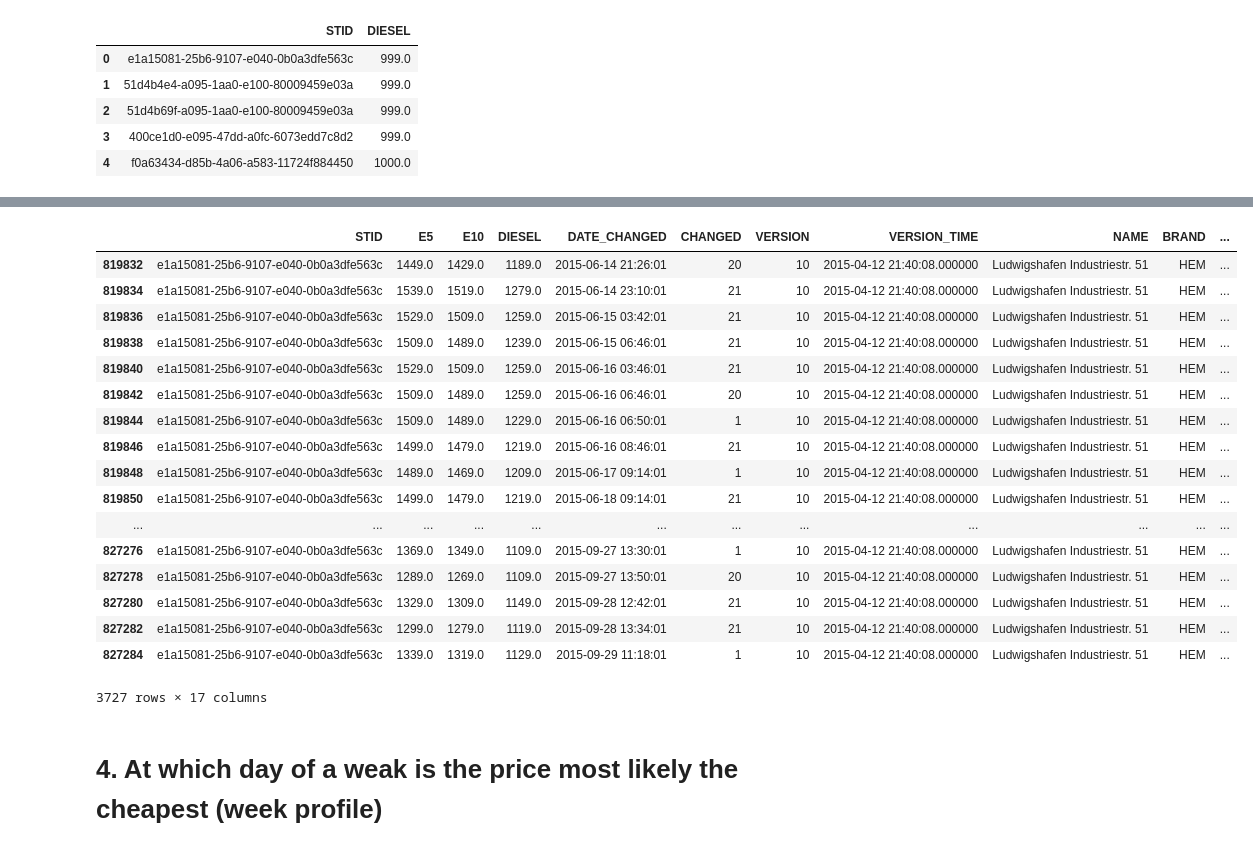
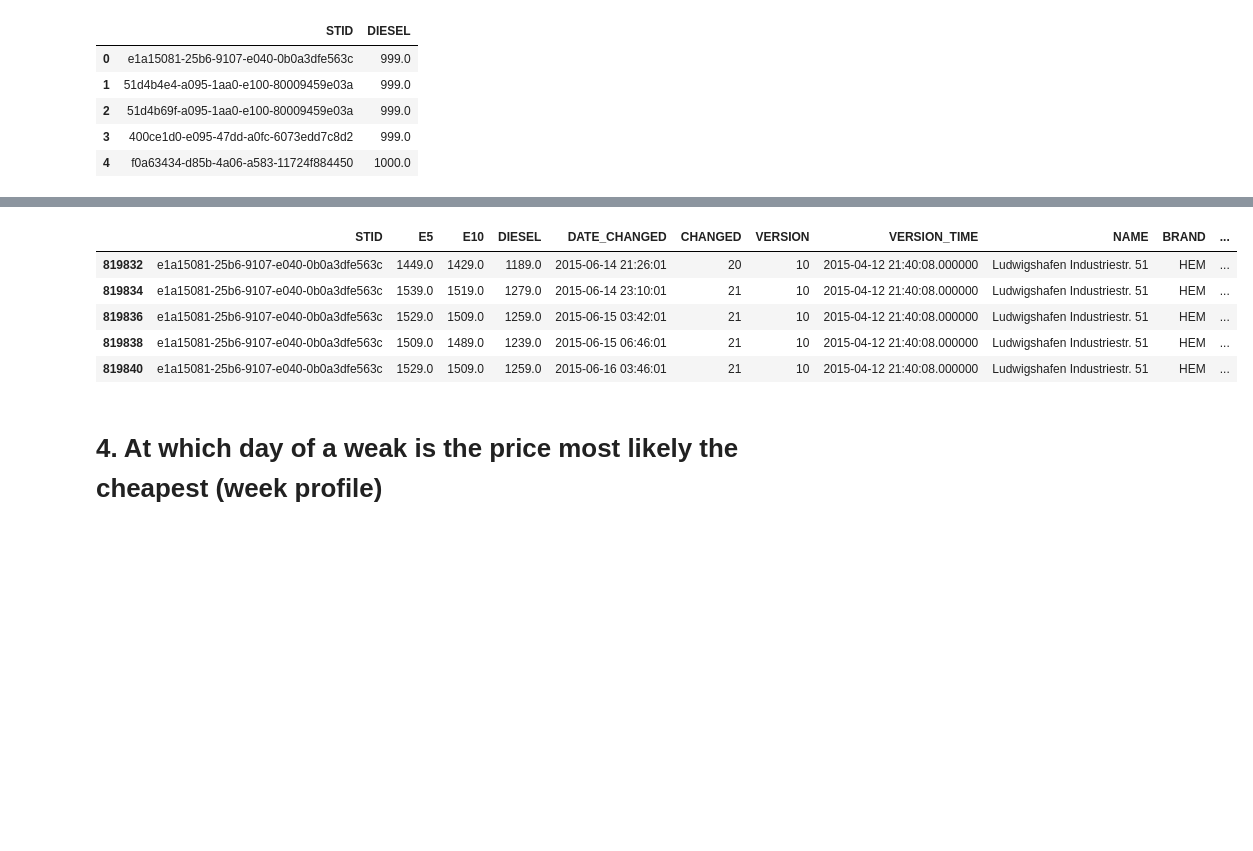
Before and after one commit to ds2019tukl/DS-2019-rohit-mohite, a Jupyter notebook: Exercise_1.ipynb, the cells around one changed output, grey strips where cells are left out. Saved outputs shown, nothing was run; the diff lists cells and outputs as text; code cells hidden in the pictures; blank space fills up the shorter version.

```diff
--- a/Exercise_1.ipynb
+++ b/Exercise_1.ipynb
@@ -469,24 +578,12 @@ cheap_stn.sort_values(by='mean')
 # %%
-d1.loc[dff['STID']=='e1a15081-25b6-9107-e040-0b0a3dfe563c']
+d1.loc[dff['STID']=='e1a15081-25b6-9107-e040-0b0a3dfe563c'].head()
 # %% [output]
 |  | STID | E5 | E10 | DIESEL | DATE_CHANGED | CHANGED | VERSION | VERSION_TIME | NAME | BRAND | ... |
 | 819832 | e1a15081-25b6-9107-e040-0b0a3dfe563c | 1449.0 | 1429.0 | 1189.0 | 2015-06-14 21:26:01 | 20 | 10 | 2015-04-12 21:40:08.000000 | Ludwigshafen Industriestr. 51 | HEM | ... |
 | 819834 | e1a15081-25b6-9107-e040-0b0a3dfe563c | 1539.0 | 1519.0 | 1279.0 | 2015-06-14 23:10:01 | 21 | 10 | 2015-04-12 21:40:08.000000 | Ludwigshafen Industriestr. 51 | HEM | ... |
 | 819836 | e1a15081-25b6-9107-e040-0b0a3dfe563c | 1529.0 | 1509.0 | 1259.0 | 2015-06-15 03:42:01 | 21 | 10 | 2015-04-12 21:40:08.000000 | Ludwigshafen Industriestr. 51 | HEM | ... |
 | 819838 | e1a15081-25b6-9107-e040-0b0a3dfe563c | 1509.0 | 1489.0 | 1239.0 | 2015-06-15 06:46:01 | 21 | 10 | 2015-04-12 21:40:08.000000 | Ludwigshafen Industriestr. 51 | HEM | ... |
 | 819840 | e1a15081-25b6-9107-e040-0b0a3dfe563c | 1529.0 | 1509.0 | 1259.0 | 2015-06-16 03:46:01 | 21 | 10 | 2015-04-12 21:40:08.000000 | Ludwigshafen Industriestr. 51 | HEM | ... |
-| 819842 | e1a15081-25b6-9107-e040-0b0a3dfe563c | 1509.0 | 1489.0 | 1259.0 | 2015-06-16 06:46:01 | 20 | 10 | 2015-04-12 21:40:08.000000 | Ludwigshafen Industriestr. 51 | HEM | ... |
-| 819844 | e1a15081-25b6-9107-e040-0b0a3dfe563c | 1509.0 | 1489.0 | 1229.0 | 2015-06-16 06:50:01 | 1 | 10 | 2015-04-12 21:40:08.000000 | Ludwigshafen Industriestr. 51 | HEM | ... |
-| 819846 | e1a15081-25b6-9107-e040-0b0a3dfe563c | 1499.0 | 1479.0 | 1219.0 | 2015-06-16 08:46:01 | 21 | 10 | 2015-04-12 21:40:08.000000 | Ludwigshafen Industriestr. 51 | HEM | ... |
-| 819848 | e1a15081-25b6-9107-e040-0b0a3dfe563c | 1489.0 | 1469.0 | 1209.0 | 2015-06-17 09:14:01 | 1 | 10 | 2015-04-12 21:40:08.000000 | Ludwigshafen Industriestr. 51 | HEM | ... |
-| 819850 | e1a15081-25b6-9107-e040-0b0a3dfe563c | 1499.0 | 1479.0 | 1219.0 | 2015-06-18 09:14:01 | 21 | 10 | 2015-04-12 21:40:08.000000 | Ludwigshafen Industriestr. 51 | HEM | ... |
-| ... | ... | ... | ... | ... | ... | ... | ... | ... | ... | ... | ... |
-| 827276 | e1a15081-25b6-9107-e040-0b0a3dfe563c | 1369.0 | 1349.0 | 1109.0 | 2015-09-27 13:30:01 | 1 | 10 | 2015-04-12 21:40:08.000000 | Ludwigshafen Industriestr. 51 | HEM | ... |
-| 827278 | e1a15081-25b6-9107-e040-0b0a3dfe563c | 1289.0 | 1269.0 | 1109.0 | 2015-09-27 13:50:01 | 20 | 10 | 2015-04-12 21:40:08.000000 | Ludwigshafen Industriestr. 51 | HEM | ... |
-| 827280 | e1a15081-25b6-9107-e040-0b0a3dfe563c | 1329.0 | 1309.0 | 1149.0 | 2015-09-28 12:42:01 | 21 | 10 | 2015-04-12 21:40:08.000000 | Ludwigshafen Industriestr. 51 | HEM | ... |
-| 827282 | e1a15081-25b6-9107-e040-0b0a3dfe563c | 1299.0 | 1279.0 | 1119.0 | 2015-09-28 13:34:01 | 21 | 10 | 2015-04-12 21:40:08.000000 | Ludwigshafen Industriestr. 51 | HEM | ... |
-| 827284 | e1a15081-25b6-9107-e040-0b0a3dfe563c | 1339.0 | 1319.0 | 1129.0 | 2015-09-29 11:18:01 | 1 | 10 | 2015-04-12 21:40:08.000000 | Ludwigshafen Industriestr. 51 | HEM | ... |
-3727 rows × 17 columns
 # %% [markdown]
 # 4. At which day of a weak is the price most likely the cheapest (week profile)
 # %% [markdown]
```
Also changed, not shown: parts of 54 cells of this notebook.
